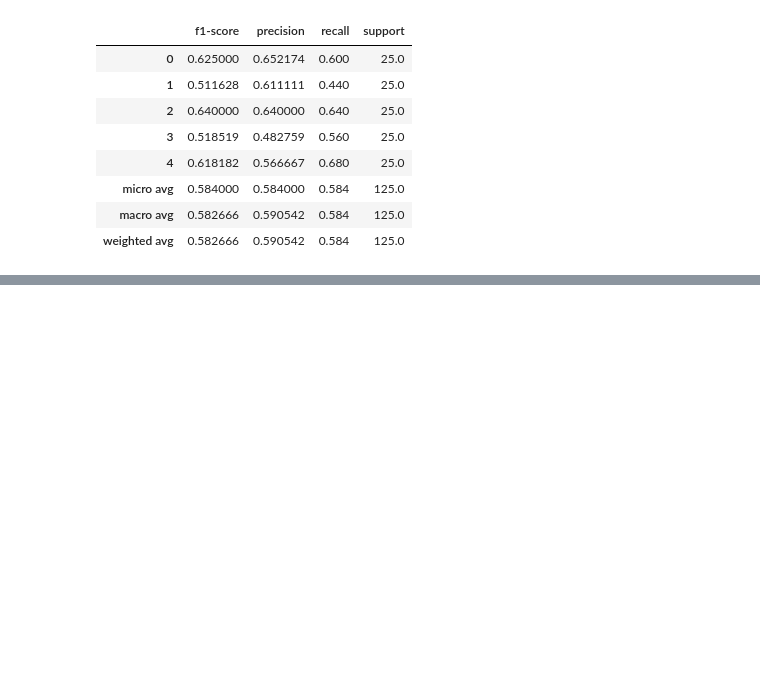
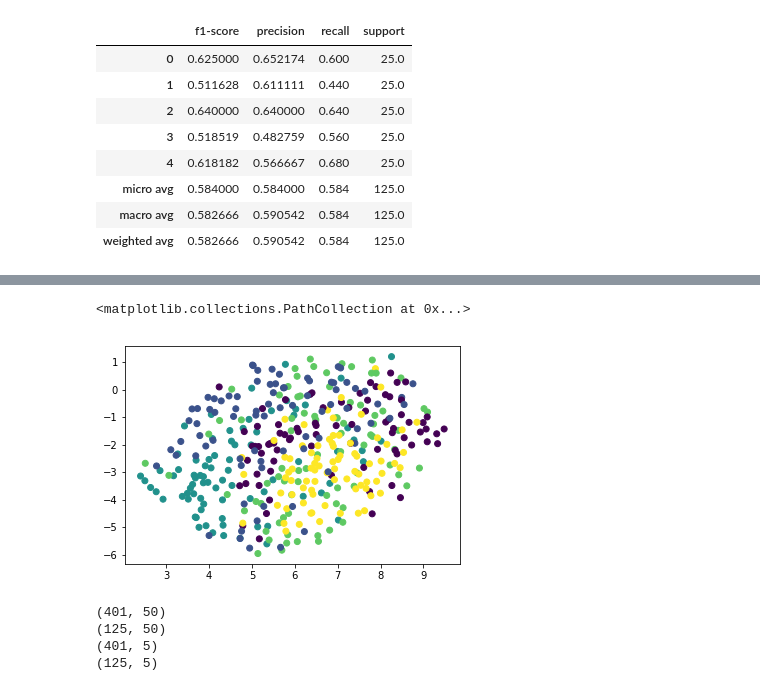
Before and after one commit to vaibhavpawar05/basic-stats, a Jupyter notebook: svm1.ipynb, the cells around one changed output, grey strips where cells are left out. Saved outputs shown, nothing was run; the diff lists cells and outputs as text; code cells hidden in the pictures; blank space fills up the shorter version.

```diff
--- a/svm1.ipynb
+++ b/svm1.ipynb
@@ -238,0 +310,13 @@ pd.DataFrame(classification_report(np.argmax(y_ts3, axis=1), y_ts_pred,
+# %%
+fit = umap.UMAP(n_neighbors=50,
+        min_dist=0.5,
+        #n_components=n_components,
+        metric='cosine')
+# %%
+u = fit.fit_transform(x_tr3)
+# %%
+fig, ax = plt.subplots()
+ax.scatter(u[:, 0], u[:, 1], c=y_tr3_)
+# %% [output]
+<matplotlib.collections.PathCollection at 0x...>
+[figure, added]
@@ -238,0 +332,10 @@ pd.DataFrame(classification_report(np.argmax(y_ts3, axis=1), y_ts_pred,
+# %%
+print(x_tr4.shape)
+print(x_ts4.shape)
+print(y_tr4.shape)
+print(y_ts4.shape)
+# %% [output]
+(401, 50)
+(125, 50)
+(401, 5)
+(125, 5)
```
Also changed, not shown: parts of 29 cells of this notebook, 2 other files.
